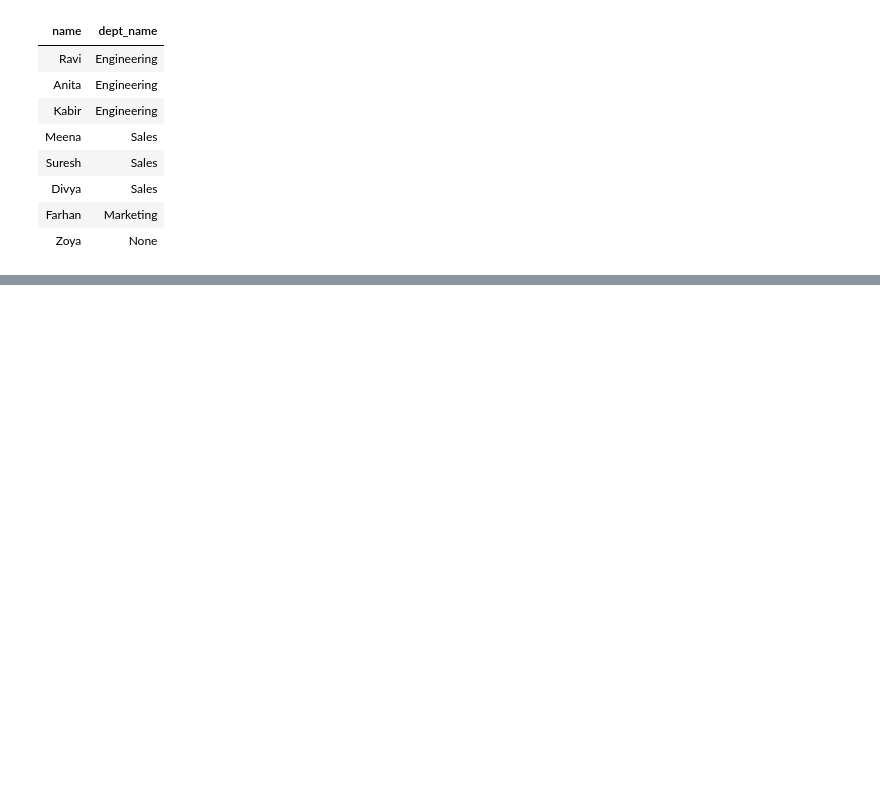
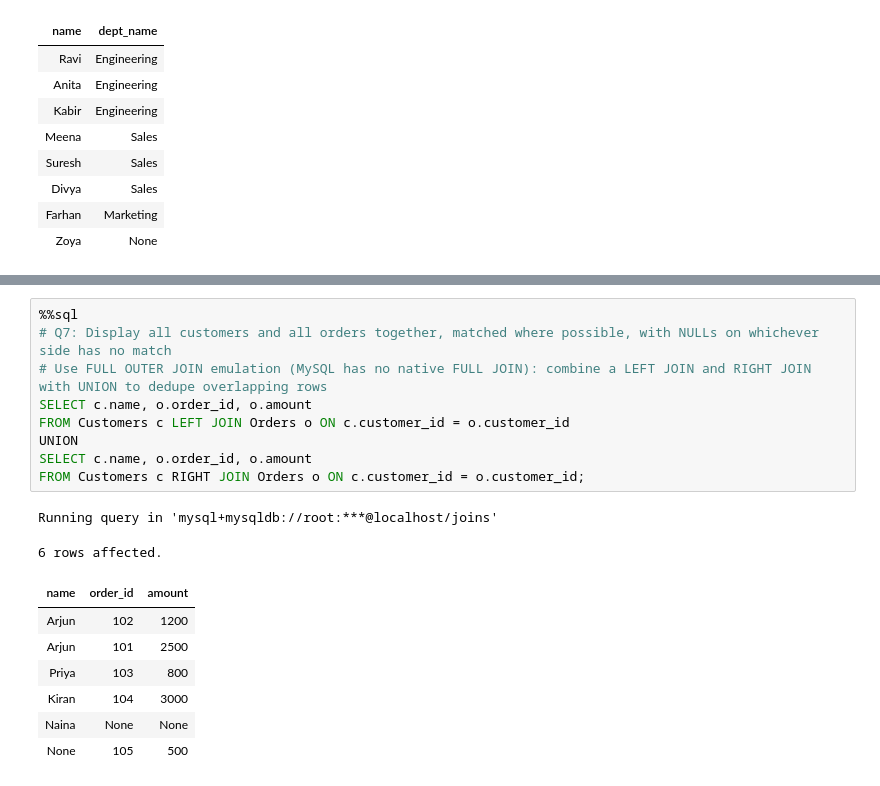
Before and after one commit to TheRajveerSingh/SQL-Journey-Basic-to-Advance, a Jupyter notebook: SQL-practice/MySQL/07_JOINSnotebook.ipynb, the cells around one changed output, grey strips where cells are left out. Cells and saved outputs as stored; diff of their text form; blank space fills up the shorter version.

```diff
--- a/SQL-practice/MySQL/07_JOINSnotebook.ipynb
+++ b/SQL-practice/MySQL/07_JOINSnotebook.ipynb
@@ -414,0 +482,19 @@ Running query in 'mysql+mysqldb://root:***@localhost/joins'
+# %%
+%%sql
+# Q7: Display all customers and all orders together, matched where possible, with NULLs on whichever side has no match
+# Use FULL OUTER JOIN emulation (MySQL has no native FULL JOIN): combine a LEFT JOIN and RIGHT JOIN with UNION to dedupe overlapping rows
+SELECT c.name, o.order_id, o.amount
+FROM Customers c LEFT JOIN Orders o ON c.customer_id = o.customer_id
+UNION
+SELECT c.name, o.order_id, o.amount
+FROM Customers c RIGHT JOIN Orders o ON c.customer_id = o.customer_id;
+# %% [output]
+Running query in 'mysql+mysqldb://root:***@localhost/joins'
+6 rows affected.
+| name | order_id | amount |
+| Arjun | 102 | 1200 |
+| Arjun | 101 | 2500 |
+| Priya | 103 | 800 |
+| Kiran | 104 | 3000 |
+| Naina | None | None |
+| None | 105 | 500 |
```
Also changed, not shown: parts of 7 cells of this notebook.
